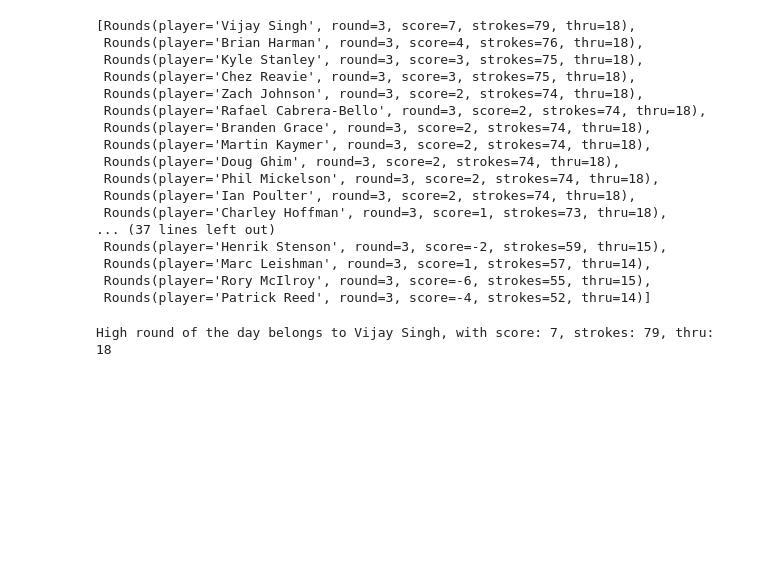
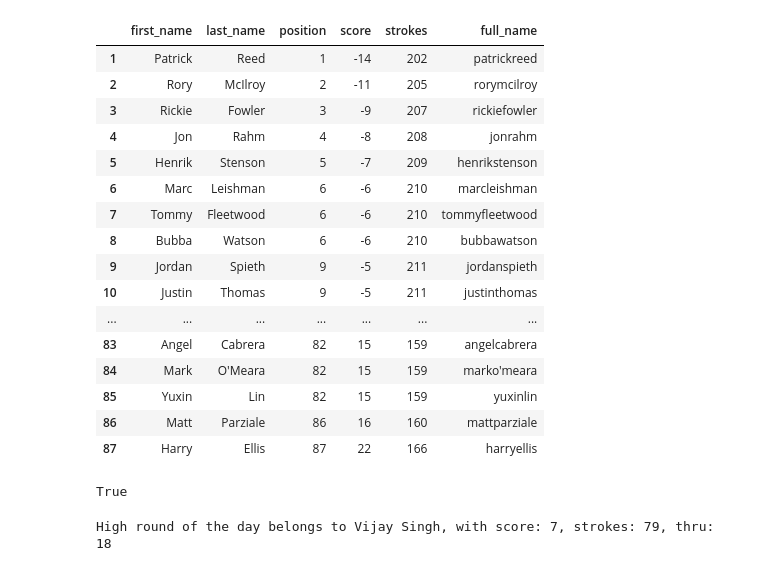
Before and after one commit to shewbaka/masters, a Jupyter notebook: masters.ipynb, the cells around one changed output. Cells and saved outputs as stored; diff of their text form; code cells hidden in the pictures; blank space fills up the shorter version.

Commit message:
second to last commit for the day on

```diff
--- a/masters.ipynb
+++ b/masters.ipynb
@@ -25,10 +25,34 @@ missed_cut = ["Sandy Lyle", "Charl Schwartzel", "Jose Maria Olazabal", "Jason Du
 missed_cut_players = [p.lower().replace(" ", "") for p in missed_cut]
 # sorted(missed_cut_players)
 # %%
+cols = ["first_name", "last_name", "position", "score", "strokes", "full_name"]
 lb_df = pd.DataFrame(json.loads(d)['leaderboard'])
 lb_df["full_name"] = lb_df["first_name"].str.lower().str.replace(" ", "") + lb_df["last_name"].str.lower().str.replace(" ", "")
-lb_df[["first_name", "last_name", "position", "score", "strokes", "rounds", "full_name"]]
+lb_df[cols]
 lb_df.index += 1
-lb_df.to_csv("leaderboard.csv", columns=["first_name", "last_name", "position", "score", "strokes", "rounds", "full_name"])
+lb_df.to_csv("leaderboard.csv", columns=cols)
+lb_df[cols]
+# %% [output]
+|  | first_name | last_name | position | score | strokes | full_name |
+| 1 | Patrick | Reed | 1 | -14 | 202 | patrickreed |
+| 2 | Rory | McIlroy | 2 | -11 | 205 | rorymcilroy |
+| 3 | Rickie | Fowler | 3 | -9 | 207 | rickiefowler |
+| 4 | Jon | Rahm | 4 | -8 | 208 | jonrahm |
+| 5 | Henrik | Stenson | 5 | -7 | 209 | henrikstenson |
+| 6 | Marc | Leishman | 6 | -6 | 210 | marcleishman |
+| 7 | Tommy | Fleetwood | 6 | -6 | 210 | tommyfleetwood |
+| 8 | Bubba | Watson | 6 | -6 | 210 | bubbawatson |
+| 9 | Jordan | Spieth | 9 | -5 | 211 | jordanspieth |
+| 10 | Justin | Thomas | 9 | -5 | 211 | justinthomas |
+| ... | ... | ... | ... | ... | ... | ... |
+| 83 | Angel | Cabrera | 82 | 15 | 159 | angelcabrera |
+| 84 | Mark | O'Meara | 82 | 15 | 159 | marko'meara |
+| 85 | Yuxin | Lin | 82 | 15 | 159 | yuxinlin |
+| 86 | Matt | Parziale | 86 | 16 | 160 | mattparziale |
+| 87 | Harry | Ellis | 87 | 22 | 166 | harryellis |
+# %%
+sorted(list(lb_df[lb_df["status"] == 'CUT'].full_name)) == sorted(missed_cut_players)
+# %% [output]
+True
 # %%
 def get_high_round(rounds):
@@ -56,25 +80,7 @@ players_and_rounds = [("{} {}".format(r["first_name"], r["last_name"]),
                        r["rounds"][2]) for r in json.loads(d)["leaderboard"] if len(r["rounds"]) > 2]
 active_rounds = [Rounds(p[0], p[1]["sequence"], p[1]["score"], p[1]["strokes"], p[1]["thru"]) for p in players_and_rounds]
 # %%
-sorted(active_rounds, key=lambda x: x.strokes, reverse=True)
+# sorted(active_rounds, key=lambda x: x.strokes, reverse=True)
-# %% [output]
-[Rounds(player='Vijay Singh', round=3, score=7, strokes=79, thru=18),
- Rounds(player='Brian Harman', round=3, score=4, strokes=76, thru=18),
- Rounds(player='Kyle Stanley', round=3, score=3, strokes=75, thru=18),
- Rounds(player='Chez Reavie', round=3, score=3, strokes=75, thru=18),
- Rounds(player='Zach Johnson', round=3, score=2, strokes=74, thru=18),
- Rounds(player='Rafael Cabrera-Bello', round=3, score=2, strokes=74, thru=18),
- Rounds(player='Branden Grace', round=3, score=2, strokes=74, thru=18),
- Rounds(player='Martin Kaymer', round=3, score=2, strokes=74, thru=18),
- Rounds(player='Doug Ghim', round=3, score=2, strokes=74, thru=18),
- Rounds(player='Phil Mickelson', round=3, score=2, strokes=74, thru=18),
- Rounds(player='Ian Poulter', round=3, score=2, strokes=74, thru=18),
- Rounds(player='Charley Hoffman', round=3, score=1, strokes=73, thru=18),
-... (37 lines left out)
- Rounds(player='Henrik Stenson', round=3, score=-2, strokes=59, thru=15),
- Rounds(player='Marc Leishman', round=3, score=1, strokes=57, thru=14),
- Rounds(player='Rory McIlroy', round=3, score=-6, strokes=55, thru=15),
- Rounds(player='Patrick Reed', round=3, score=-4, strokes=52, thru=14)]
 # %%
 df = pd.read_csv("masters.csv")
 df = df[["Pool Player", "Player1", "Player2", "Player3", "Player4",
```
Also changed, not shown: parts of 3 cells of this notebook, 2 other files.
